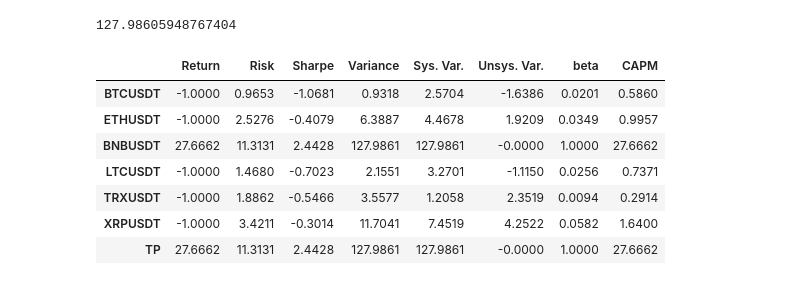
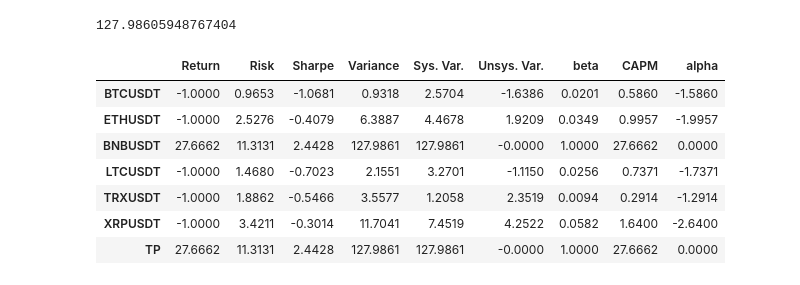
Before and after one commit to streetyoga/atapi, a Jupyter notebook: atf/atf.ipynb, the cells around one changed output. Cells and saved outputs as stored; diff of their text form; code cells hidden in the pictures.

Commit message:
added alpha

```diff
--- a/atf/atf.ipynb
+++ b/atf/atf.ipynb
@@ -198,29 +198,31 @@ COV.iloc[-1, -1]
 # %%
 # Annualised Risk σ, Return, Sharpe & Variance
 def annualised_risk_return(returns):
     stats = returns.agg(['mean', 'std']).T
     stats.columns = ['Return', 'Risk']
     stats.Return = stats.Return*365.25 # Crypto exchanges trade every day, including leap days.
     stats.loc[stats.Return < -1, 'Return'] = -1 # Set losses > 100% to -100%
     stats.Risk = stats.Risk * np.sqrt(365.25) # maybe switch to log returns
     return stats
 stats = annualised_risk_return(returns) # Risk may not be accurate for mean daily losses > 0.274% ()
 stats['Sharpe'] = stats['Return'].sub(riskfree_return)/stats['Risk']
 stats['Variance'] = np.power(stats.Risk, 2)
 # Systematic & Unsystematic Risk in Variance
 stats['Sys. Var.'] = COV.iloc[:,-1]
 stats['Unsys. Var.'] = stats['Variance'].sub(stats['Sys. Var.'])
 # Normalize == beta
 stats['beta'] = stats['Sys. Var.'] / stats.loc['TP', 'Sys. Var.']
 # Expected Return
 stats["CAPM"] = riskfree_return + (stats.loc["TP", "Return"] - riskfree_return) * stats.beta
+# Alpha, asset below or above Security market line
+stats['alpha'] = stats.Return - stats.CAPM
 stats
 # %% [output]
-|  | Return | Risk | Sharpe | Variance | Sys. Var. | Unsys. Var. | beta | CAPM |
-| BTCUSDT | -1.0000 | 0.9653 | -1.0681 | 0.9318 | 2.5704 | -1.6386 | 0.0201 | 0.5860 |
-| ETHUSDT | -1.0000 | 2.5276 | -0.4079 | 6.3887 | 4.4678 | 1.9209 | 0.0349 | 0.9957 |
-| BNBUSDT | 27.6662 | 11.3131 | 2.4428 | 127.9861 | 127.9861 | -0.0000 | 1.0000 | 27.6662 |
-| LTCUSDT | -1.0000 | 1.4680 | -0.7023 | 2.1551 | 3.2701 | -1.1150 | 0.0256 | 0.7371 |
-| TRXUSDT | -1.0000 | 1.8862 | -0.5466 | 3.5577 | 1.2058 | 2.3519 | 0.0094 | 0.2914 |
-| XRPUSDT | -1.0000 | 3.4211 | -0.3014 | 11.7041 | 7.4519 | 4.2522 | 0.0582 | 1.6400 |
-| TP | 27.6662 | 11.3131 | 2.4428 | 127.9861 | 127.9861 | -0.0000 | 1.0000 | 27.6662 |
+|  | Return | Risk | Sharpe | Variance | Sys. Var. | Unsys. Var. | beta | CAPM | alpha |
+| BTCUSDT | -1.0000 | 0.9653 | -1.0681 | 0.9318 | 2.5704 | -1.6386 | 0.0201 | 0.5860 | -1.5860 |
+| ETHUSDT | -1.0000 | 2.5276 | -0.4079 | 6.3887 | 4.4678 | 1.9209 | 0.0349 | 0.9957 | -1.9957 |
+| BNBUSDT | 27.6662 | 11.3131 | 2.4428 | 127.9861 | 127.9861 | -0.0000 | 1.0000 | 27.6662 | 0.0000 |
+| LTCUSDT | -1.0000 | 1.4680 | -0.7023 | 2.1551 | 3.2701 | -1.1150 | 0.0256 | 0.7371 | -1.7371 |
+| TRXUSDT | -1.0000 | 1.8862 | -0.5466 | 3.5577 | 1.2058 | 2.3519 | 0.0094 | 0.2914 | -1.2914 |
+| XRPUSDT | -1.0000 | 3.4211 | -0.3014 | 11.7041 | 7.4519 | 4.2522 | 0.0582 | 1.6400 | -2.6400 |
+| TP | 27.6662 | 11.3131 | 2.4428 | 127.9861 | 127.9861 | -0.0000 | 1.0000 | 27.6662 | 0.0000 |
```
Also changed, not shown: 1 other file.
